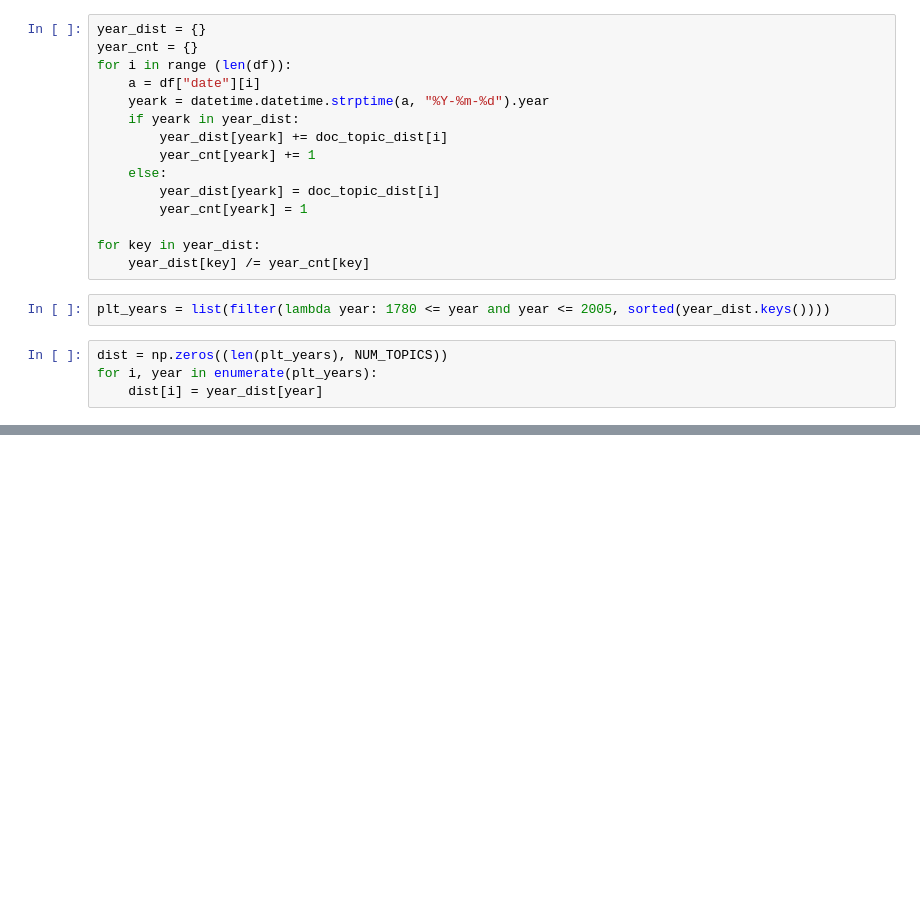
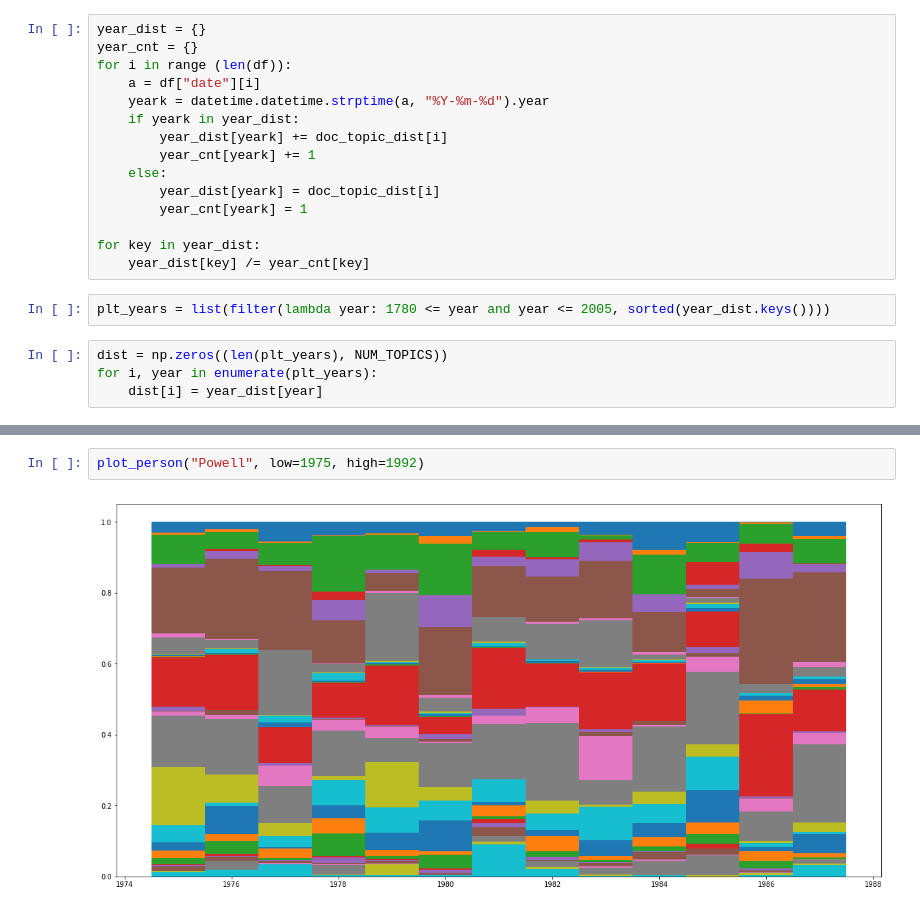
Before and after one commit to ed1d1a8d/17.835-project, a Jupyter notebook: notebooks/lda.ipynb, the cells around one changed output, grey strips where cells are left out. Cells and saved outputs as stored; diff of their text form; blank space fills up the shorter version.

```diff
--- a/notebooks/lda.ipynb
+++ b/notebooks/lda.ipynb
@@ -164,0 +187,4 @@ plot_person("Thomas")
+# %%
+plot_person("Powell", low=1975, high=1992)
+# %% [output]
+[figure, added]
```
Also changed, not shown: parts of 14 cells of this notebook, 1 other file.
